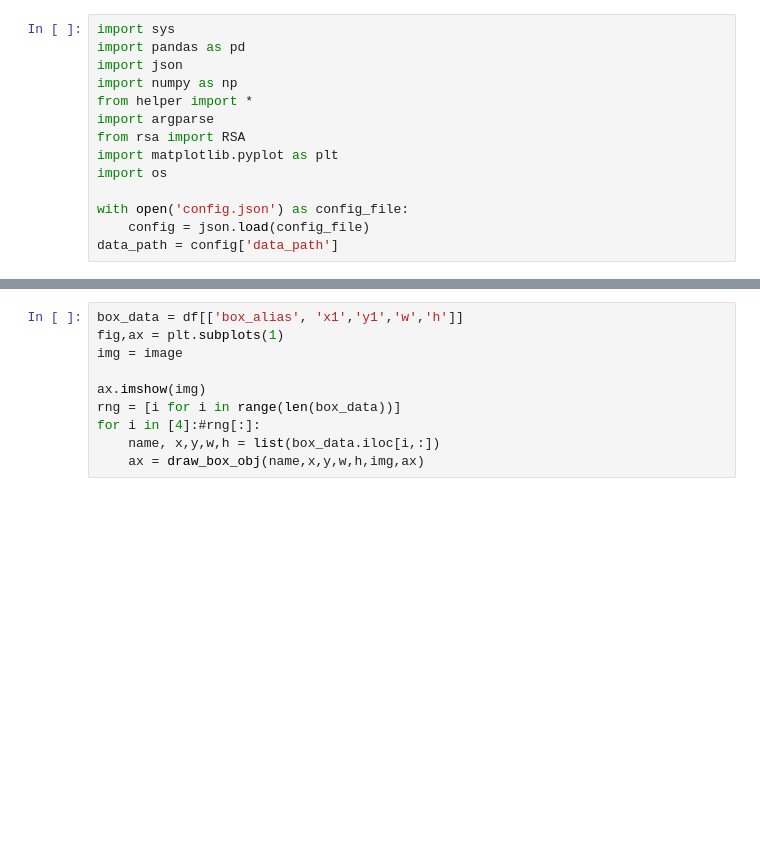
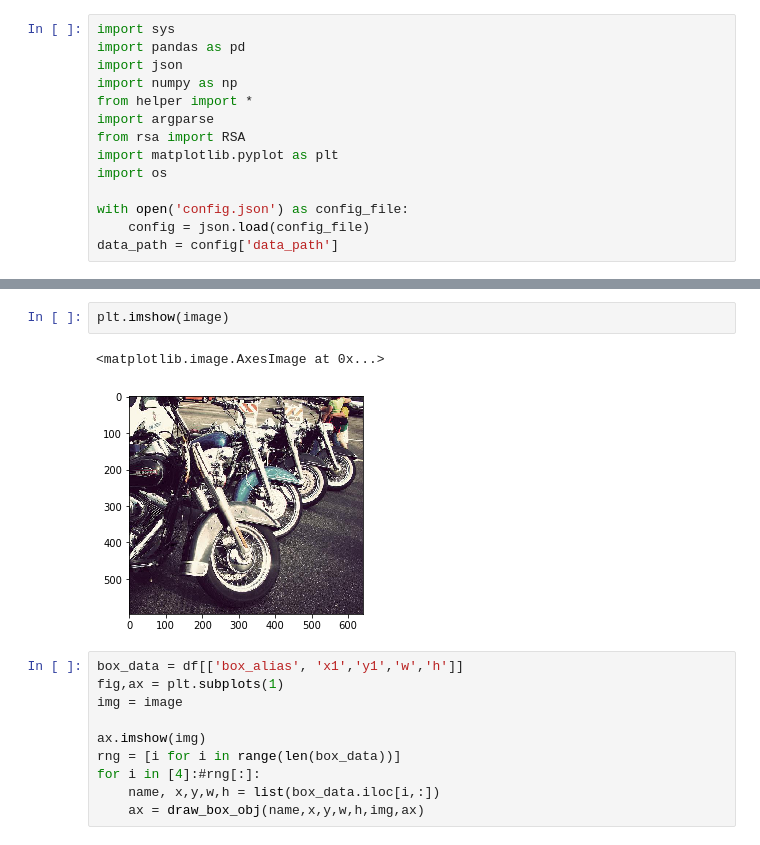
Before and after one commit to taufiqhusada/rsa_referring_expression, a Jupyter notebook: Demo_compute_expression_with_rsa.ipynb, the cells around one changed output, grey strips where cells are left out. Drawn from its saved outputs; the diff is of its cells as text; blank space fills up the shorter version.

```diff
--- a/Demo_compute_expression_with_rsa.ipynb
+++ b/Demo_compute_expression_with_rsa.ipynb
@@ -52,3 +50,8 @@ df
+# %%
+plt.imshow(image)
+# %% [output]
+<matplotlib.image.AxesImage at 0x...>
+[figure, added]
 # %%
 box_data = df[['box_alias', 'x1','y1','w','h']]
 fig,ax = plt.subplots(1)
```
Also changed, not shown: parts of 14 cells of this notebook, 5 other files.
